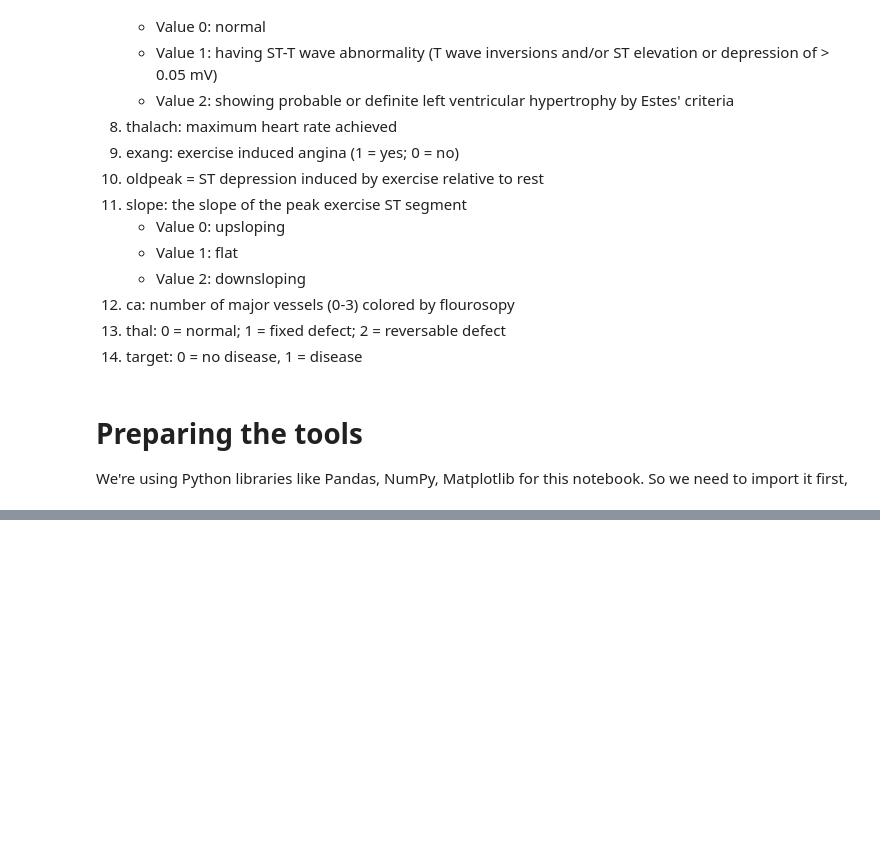
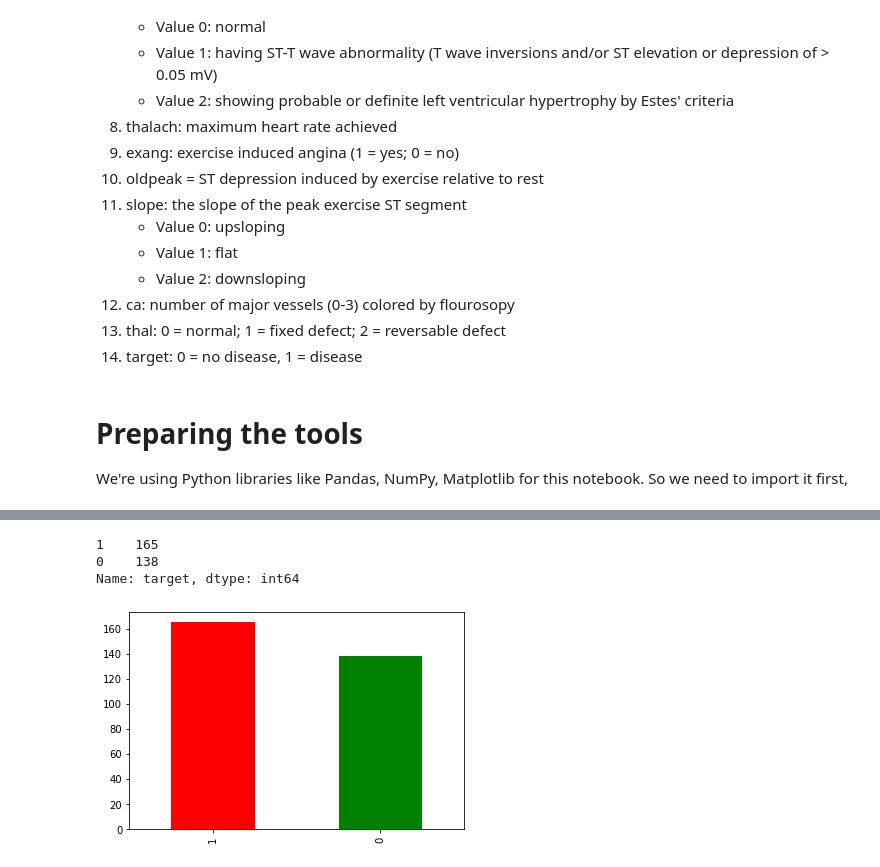
Before and after one commit to SaketMunda/heart-disease-ml-project, a Jupyter notebook: end-to-end-heart-disease-classification.ipynb, the cells around one changed output, grey strips where cells are left out. Drawn from its saved outputs; the diff is of its cells as text; code cells hidden in the pictures; blank space fills up the shorter version.

Commit message:
data exploration

```diff
--- a/end-to-end-heart-disease-classification.ipynb
+++ b/end-to-end-heart-disease-classification.ipynb
@@ -86,0 +87,3 @@ ModuleNotFoundError: No module named 'seaborn'
+# %%
+df = pd.read_csv("data/heart-disease.csv")
+df.shape # (rows, columns)
@@ -86,0 +142,12 @@ ModuleNotFoundError: No module named 'seaborn'
+# %%
+# checking the label / target variable
+df["target"].value_counts()
+# %% [output]
+1    165
+0    138
+Name: target, dtype: int64
+# %%
+# visualizing it
+df["target"].value_counts().plot(kind="bar", color=["red", "green"]);
+# %% [output]
+[figure, added]
```
Also changed, not shown: parts of 35 cells of this notebook.
